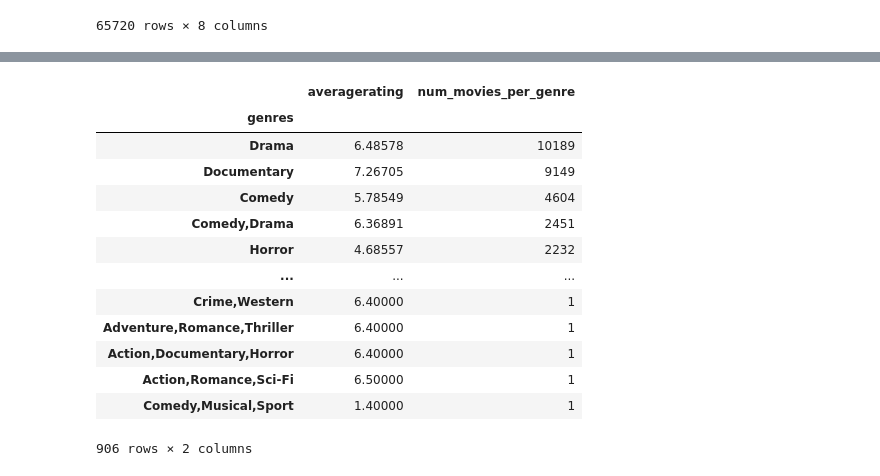
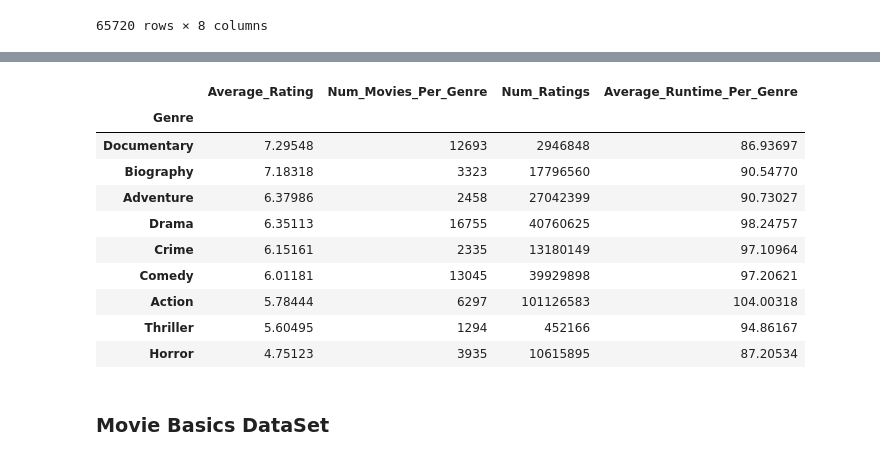
Before and after one commit to jordanate/microsoft-movie-studios-EDA, a Jupyter notebook: Phase 1 Project Notebook.ipynb, the cells around one changed output, grey strips where cells are left out. Drawn from its saved outputs; the diff is of its cells as text; code cells hidden in the pictures.

```diff
--- a/Phase 1 Project Notebook.ipynb
+++ b/Phase 1 Project Notebook.ipynb
@@ -414,21 +398,37 @@ avg_ratings_per_genre = joined.groupby('genres')['averagerating'].mean().sort_va
 avg_ratings_per_genre = pd.DataFrame(avg_ratings_per_genre)
 # %%
-num_movies_per_genre = joined.groupby('genres')['movie_id'].count()
+#I want to add the number of movies per genre
+num_movies_per_genre = joined.groupby('genres1')['movie_id'].count()
 avg_ratings_per_genre['num_movies_per_genre'] = num_movies_per_genre
-# %%
-avg_ratings_per_genre.sort_values(by = 'num_movies_per_genre',  ascending = False)
-# %% [output]
-|  | averagerating | num_movies_per_genre |
-| genres |  |  |
-| Drama | 6.48578 | 10189 |
-| Documentary | 7.26705 | 9149 |
-| Comedy | 5.78549 | 4604 |
-| Comedy,Drama | 6.36891 | 2451 |
-| Horror | 4.68557 | 2232 |
-| ... | ... | ... |
-| Crime,Western | 6.40000 | 1 |
-| Adventure,Romance,Thriller | 6.40000 | 1 |
-| Action,Documentary,Horror | 6.40000 | 1 |
-| Action,Romance,Sci-Fi | 6.50000 | 1 |
-| Comedy,Musical,Sport | 1.40000 | 1 |
-906 rows × 2 columns
+# %%
+#I want to add the number of ratings per genre
+avg_ratings_per_genre['numvotes'] = joined.groupby('genres1')['numvotes'].sum()
+# %%
+#I want to add the average runtime per genre
+avg_ratings_per_genre['avg_runtime'] = joined.groupby('genres1')['runtime_minutes'].mean()
+# %%
+#I want to limit the results to only genres with more than 1000 movies
+avg_ratings_per_genre_filtered = avg_ratings_per_genre.loc[avg_ratings_per_genre['num_movies_per_genre'] > 1000]\
+.sort_values(by = 'averagerating',ascending = False)
+# %%
+#Cleaning up column names
+avg_ratings_per_genre_filtered = avg_ratings_per_genre_filtered.rename(columns = {'averagerating': 'Average_Rating',
+                                                                                  'numvotes': 'Num_Ratings',
+                                                                     'num_movies_per_genre': 'Num_Movies_Per_Genre',
+                                                                        'avg_runtime': 'Average_Runtime_Per_Genre'})
+
+
+avg_ratings_per_genre_filtered = avg_ratings_per_genre_filtered.rename_axis('Genre')
+avg_ratings_per_genre_filtered
+# %% [output]
+|  | Average_Rating | Num_Movies_Per_Genre | Num_Ratings | Average_Runtime_Per_Genre |
+| Genre |  |  |  |  |
+| Documentary | 7.29548 | 12693 | 2946848 | 86.93697 |
+| Biography | 7.18318 | 3323 | 17796560 | 90.54770 |
+| Adventure | 6.37986 | 2458 | 27042399 | 90.73027 |
+| Drama | 6.35113 | 16755 | 40760625 | 98.24757 |
+| Crime | 6.15161 | 2335 | 13180149 | 97.10964 |
+| Comedy | 6.01181 | 13045 | 39929898 | 97.20621 |
+| Action | 5.78444 | 6297 | 101126583 | 104.00318 |
+| Thriller | 5.60495 | 1294 | 452166 | 94.86167 |
+| Horror | 4.75123 | 3935 | 10615895 | 87.20534 |
@@ -434,0 +438,2 @@ avg_ratings_per_genre.sort_values(by = 'num_movies_per_genre',  ascending = Fals
+# %% [markdown]
+### Movie Basics DataSet
```
Also changed, not shown: parts of 14 cells of this notebook.
